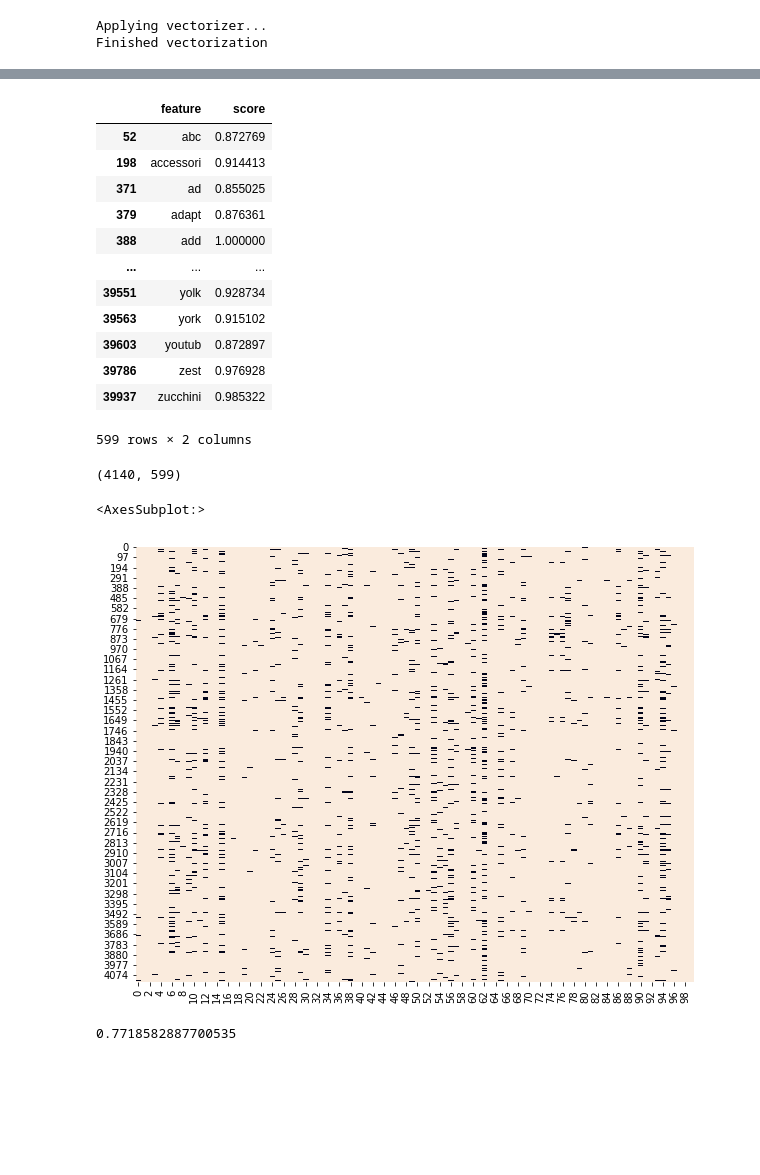
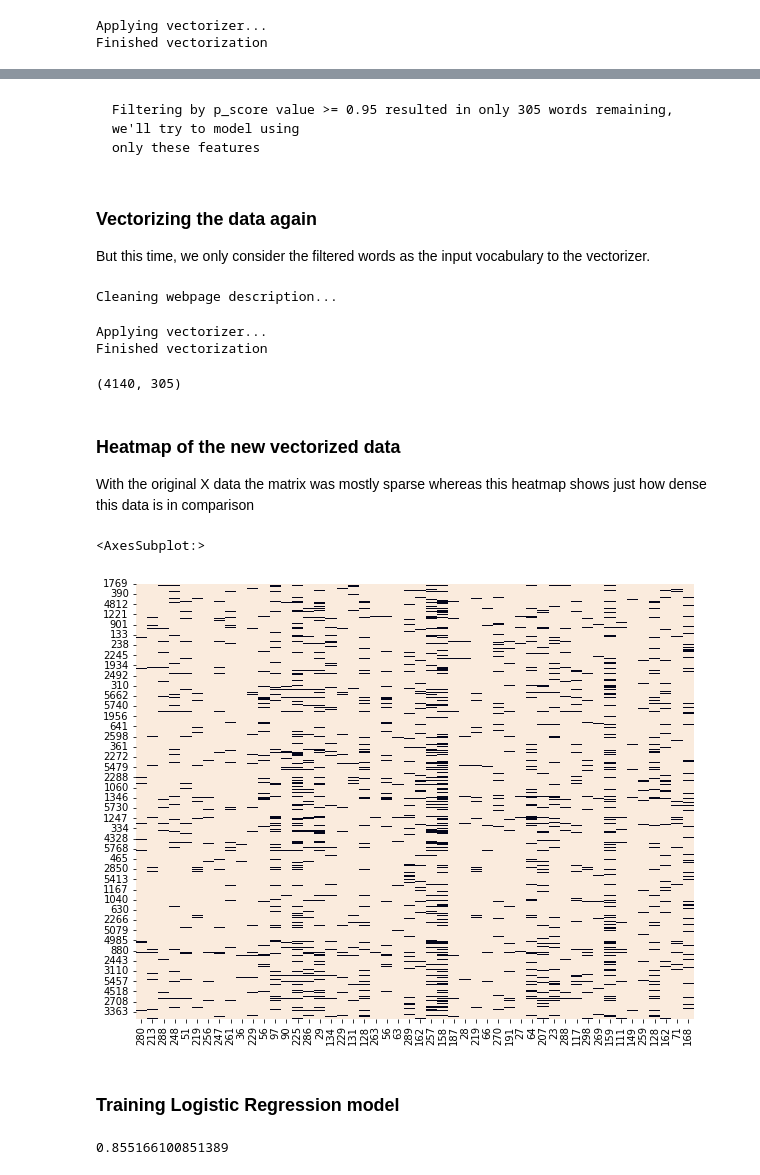
Before and after one commit to james-jasvin/Help-Boost-Our-Online-Reach, a Jupyter notebook: Modelling.ipynb, the cells around one changed output, grey strips where cells are left out. Cells and saved outputs as stored; diff of their text form; code cells hidden in the pictures; blank space fills up the shorter version.

Commit message:
Completed Chi-Square testing + Hyperparameter Tuning for Logistic, SVM, Random Forest, Multinomial NB

```diff
--- a/Modelling.ipynb
+++ b/Modelling.ipynb
@@ -469,7 +540,8 @@ Finished vectorization
 processed_data = preprocessing(merged_data, vectorized_data, features_to_use=['webpageDescription'])
 
 X_train, X_test, y_train, y_test = preparing_data_for_training(processed_data, random_state=69)
+
+vocab_words = vectorizer.get_feature_names()
+
+# Min value of p_score required is p_limit
+p_limit = 0.95
-# %%
-vocab_words = vectorizer.get_feature_names()
-
-p_limit = 0.85
@@ -498,48 +589,44 @@ p_score_per_word_filtered = p_score_per_word[p_score_per_word['score'] > p_limit
-# %%
-p_score_per_word_filtered
-# %% [output]
-|  | feature | score |
-| 52 | abc | 0.872769 |
-| 198 | accessori | 0.914413 |
-| 371 | ad | 0.855025 |
-| 379 | adapt | 0.876361 |
-| 388 | add | 1.000000 |
-| ... | ... | ... |
-| 39551 | yolk | 0.928734 |
-| 39563 | york | 0.915102 |
-| 39603 | youtub | 0.872897 |
-| 39786 | zest | 0.976928 |
-| 39937 | zucchini | 0.985322 |
-599 rows × 2 columns
+# %% [markdown]
+    Filtering by p_score value >= 0.95 resulted in only 305 words remaining, we'll try to model using
+    only these features
 # %%
 filtered_words = p_score_per_word_filtered["feature"].unique().tolist()
+# %% [markdown]
+### Vectorizing the data again
+
+But this time, we only consider the filtered words as the input vocabulary to the vectorizer.
 # %%
-new_vectorizer = TfidfVectorizer(vocabulary=filtered_words)
-
-train_data = merged_data[merged_data['label'].isna() == False]
-X = train_data['webpageDescription']
-y = train_data['label']
-
-X_train, X_test, y_train, y_test = train_test_split(X, y, test_size=0.3)
-
-X_train = new_vectorizer.fit_transform(X_train)
-X_test = new_vectorizer.transform(X_test)
+new_vectorized_data, new_vectorizer = generate_vectorized_data(merged_data, vocabulary=filtered_words)
+# %% [output]
+Cleaning webpage description...
+Applying vectorizer...
+Finished vectorization
-# %%
-X_train.shape
-# %% [output]
-(4140, 599)
+# %%
+processed_data = preprocessing(merged_data, new_vectorized_data, features_to_use=['webpageDescription'])
+
+X_train, X_test, y_train, y_test = preparing_data_for_training(processed_data, random_state=69)
+
+print(X_train.shape)
+# %% [output]
+(4140, 305)
+# %% [markdown]
+### Heatmap of the new vectorized data
+
+With the original X data the matrix was mostly sparse whereas this heatmap shows just how dense this data is in comparison
 # %%
 plt.figure(figsize=(10, 8))
-sns.heatmap(X_train.todense()[:,np.random.randint(0,X_train.shape[1],100)]==0, vmin=0, vmax=1, cbar=None)
+sns.heatmap(X_train.iloc[:,np.random.randint(0,X_train.shape[1],50)]==0, vmin=0, vmax=1, cbar=None)
 # %% [output]
 <AxesSubplot:>
-[figure, old version]
+[figure, new version]
+# %% [markdown]
+### Training Logistic Regression model
 # %%
 model = LogisticRegression(max_iter=2000)
 model.fit(X_train, y_train)
 
-y_pred = model.predict(X_test)
+y_pred = model.predict_proba(X_test)[:, 1]
 
 print(roc_auc_score(y_test, y_pred))
 # %% [output]
-0.7718582887700535
+0.855166100851389
```
Also changed, not shown: parts of 25 cells of this notebook, 1 other file.
